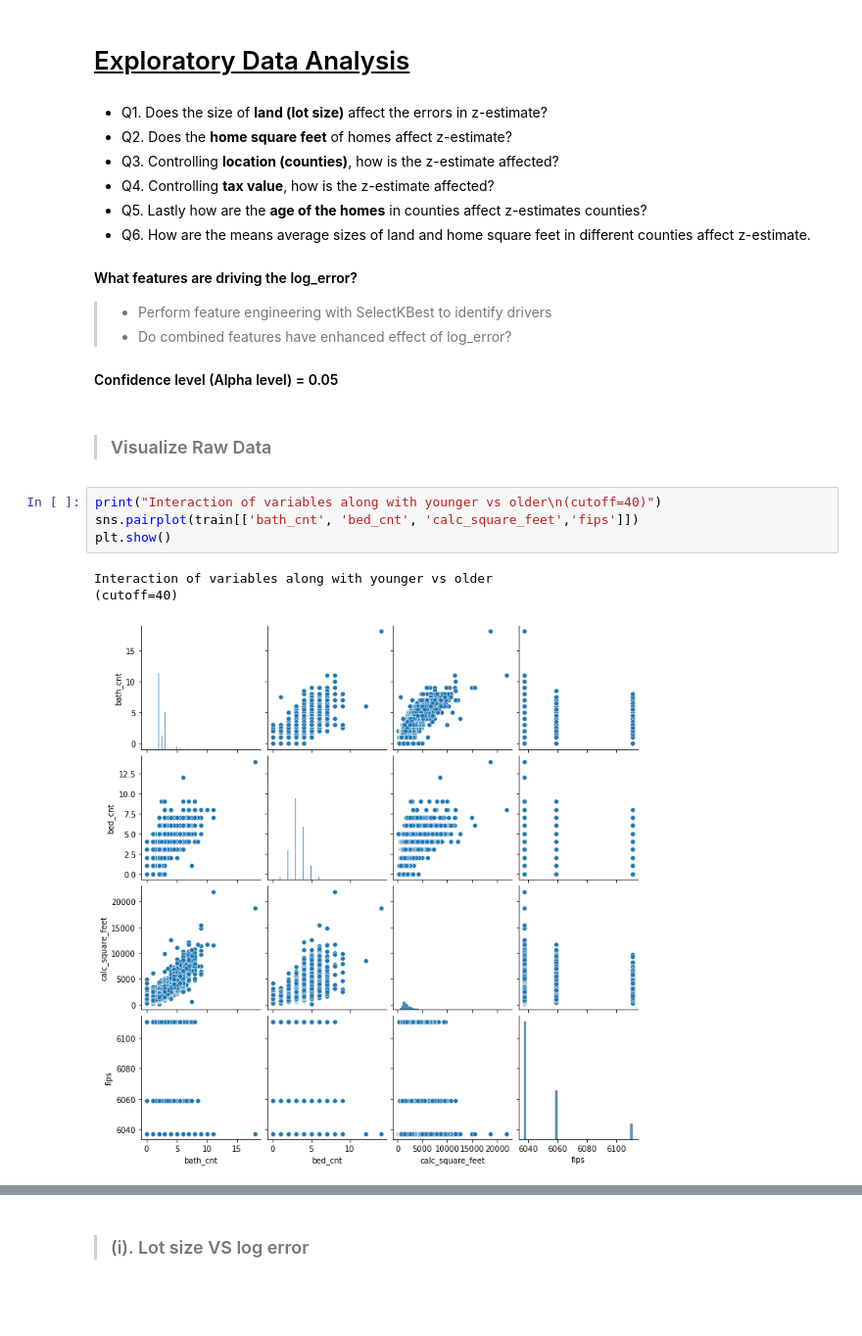
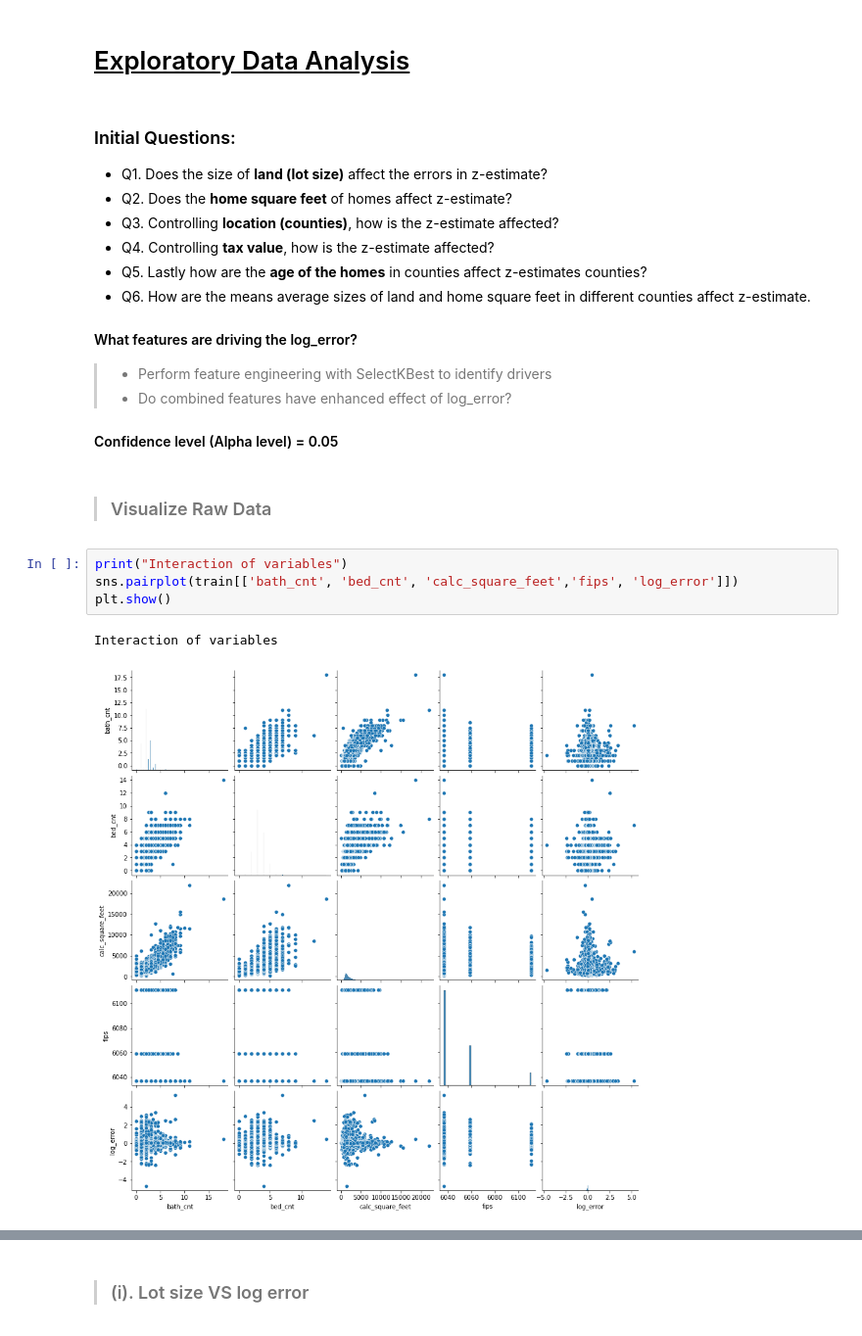
Before and after one commit to stephenkipkurui/cluster-project, a Jupyter notebook: clustering_final_report.ipynb, the cells around one changed output, grey strips where cells are left out. Shown: that part at 98% size. Cells and saved outputs as stored; diff of their text form; blank space fills up the shorter version.

```diff
--- a/clustering_final_report.ipynb
+++ b/clustering_final_report.ipynb
@@ -187,6 +186,7 @@ train.head(2)
 # %% [markdown]
 # <u>Exploratory Data Analysis</u>
 # %% [markdown]
+### Initial Questions:
 - Q1. Does the size of __land (lot size)__ affect the errors in z-estimate?
 - Q2. Does the __home square feet__ of homes affect z-estimate?
 - Q3. Controlling __location (counties)__, how is the z-estimate affected?
@@ -201,11 +201,10 @@ train.head(2)
 # %% [markdown]
 > ### Visualize Raw Data
 # %%
-print("Interaction of variables along with younger vs older\n(cutoff=40)")
-sns.pairplot(train[['bath_cnt', 'bed_cnt', 'calc_square_feet','fips']])
+print("Interaction of variables")
+sns.pairplot(train[['bath_cnt', 'bed_cnt', 'calc_square_feet','fips', 'log_error']])
 plt.show()
 # %% [output]
-Interaction of variables along with younger vs older
-(cutoff=40)
+Interaction of variables
-[figure, old version]
+[figure, new version]
 # %%
```
Also changed, not shown: parts of 56 cells of this notebook.
